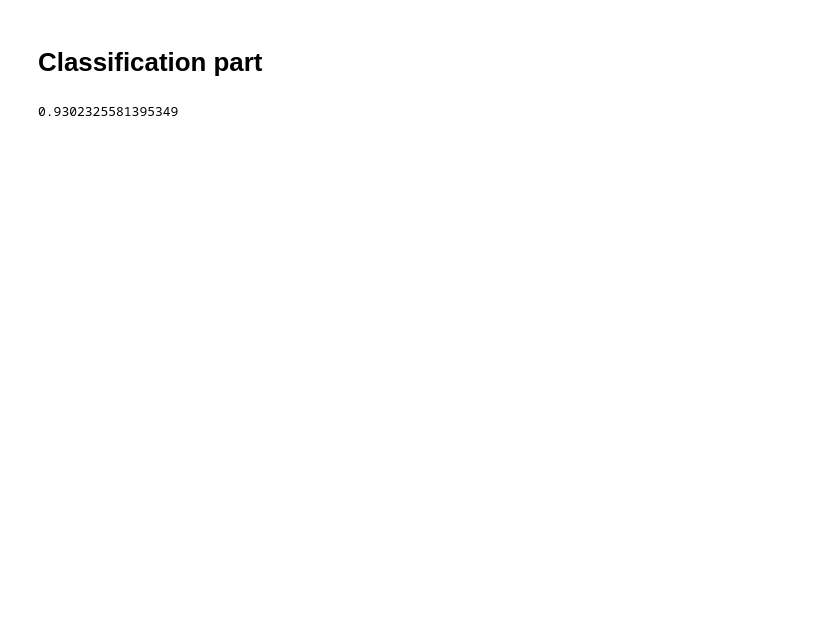
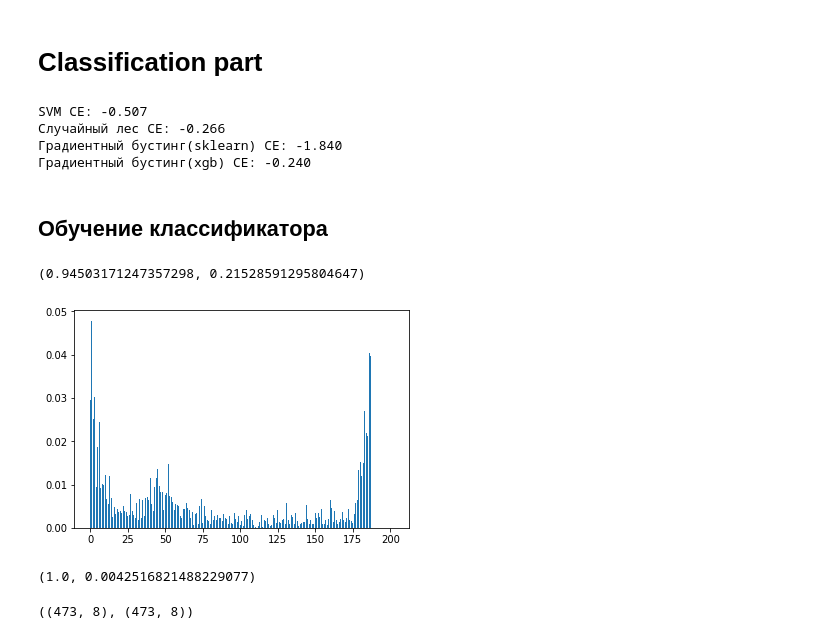
Before and after one commit to nasretdinovr/mlschool.speechpro, a Jupyter notebook: submit.ipynb, the cells around one changed output. Cells and saved outputs as stored; diff of their text form; code cells hidden in the pictures; blank space fills up the shorter version.

```diff
--- a/submit.ipynb
+++ b/submit.ipynb
@@ -227,0 +360,15 @@ X_train, y_train = features, targets
+# %%
+n=len(audio_reader.data)
+X_train = np.zeros((n,6))
+start = time.time()
+for i,arr in enumerate(audio_reader.data):
+    if arr.size == 0:
+        continue
+    X_train[i]=np.mean(librosa.feature.tonnetz(y=librosa.effects.harmonic(arr), sr=sr).T,axis=0)
+    if i%500 == 0:
+        print (i, time.time()-start)
+meta2 = meta.set_index('fname')
+files = [0]*len(audio_reader.files)
+for i,f in enumerate(audio_reader.files):
+    files[i]=f.split('/')[-1]
+y_train = np.array(meta2.loc[files]['type'])
@@ -265,9 +413,55 @@ from xgboost import XGBClassifier
+# %%
+models = [
+    (RandomForestClassifier(max_depth = 10,n_n_estimators = 100,random_state=17), "Случайный лес"),
+    (XGBClassifier(max_depth = 3,n_n_estimators = 1000,random_state=17), "Градиентный бустинг(xgb)")
+]
+
+for pair in models:
+    score_model(*pair)
+# %% [output]
+SVM CE: -0.507
+Случайный лес CE: -0.266
+Градиентный бустинг(sklearn) CE: -1.840
+Градиентный бустинг(xgb) CE: -0.240
+# %%
+xgb = XGBClassifier(random_state=17)
+kfold = KFold(n_splits=5)
+parameters = {'n_estimators':[100,500,1000,1500],
+              'max_depth': [2,3,4],
+             }
+grid = GridSearchCV(xgb, parameters, n_jobs=-1,
+                    cv=kfold, scoring='neg_log_loss', refit=True)
+grid.fit(X_train, y_train);
+# %% [markdown]
+## Обучение классификатора
 # %%
-xgb =  XGBClassifier(n_estimators=1000, max_depth=4, random_state=17)
+xgb =  XGBClassifier(n_estimators=3000, max_depth=3 ,n_jobs=-1, random_state=17)
 xgb.fit(X_train, y_train)
 pred = xgb.predict_proba(X_test)
 idx, score = pred.argmax(axis=1), pred.max(axis=1)
-accuracy_score(y_test,idx)
+if drop:
+    idx[mask_test] = 0
+    score[mask_test] = 1
+accuracy_score(y_test,idx), log_loss(y_test,pred)
 # %% [output]
-0.9302325581395349
+(0.94503171247357298, 0.21528591295804647)
+# %%
+plt.bar(range(len(xgb.feature_importances_)), xgb.feature_importances_)
+plt.show()
+# %% [output]
+[figure, added]
+# %%
+pred = xgb.predict_proba(X_train)
+idx, score = pred.argmax(axis=1), pred.max(axis=1)
+accuracy_score(y_train,idx), log_loss(y_train,pred)
+# %% [output]
+(1.0, 0.0042516821488229077)
+# %%
+from sklearn.preprocessing import OneHotEncoder
+onehot_encoder = OneHotEncoder(sparse=False)
+
+ohe = onehot_encoder.fit_transform(y_test.reshape(-1,1))
+ohe.shape, pred.shape
+# %% [output]
+((473, 8), (473, 8))
 # %%
```
Also changed, not shown: parts of 31 cells of this notebook.
